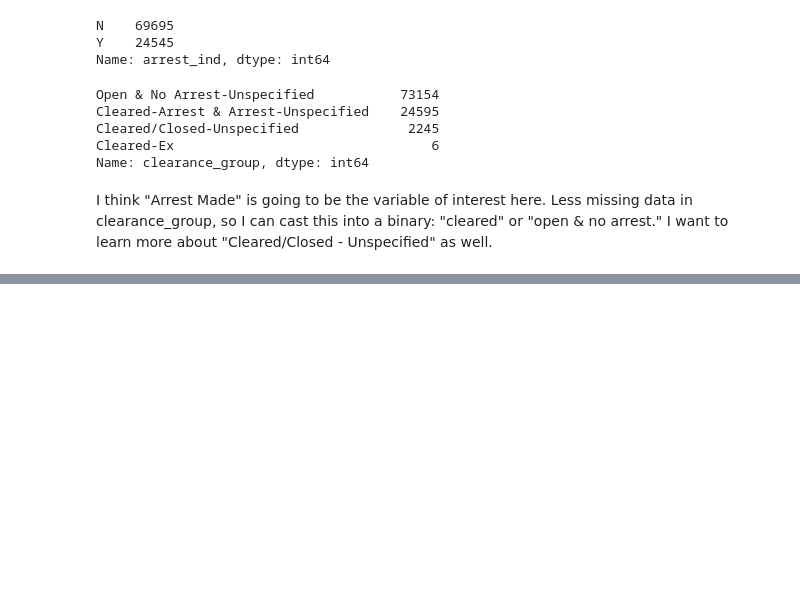
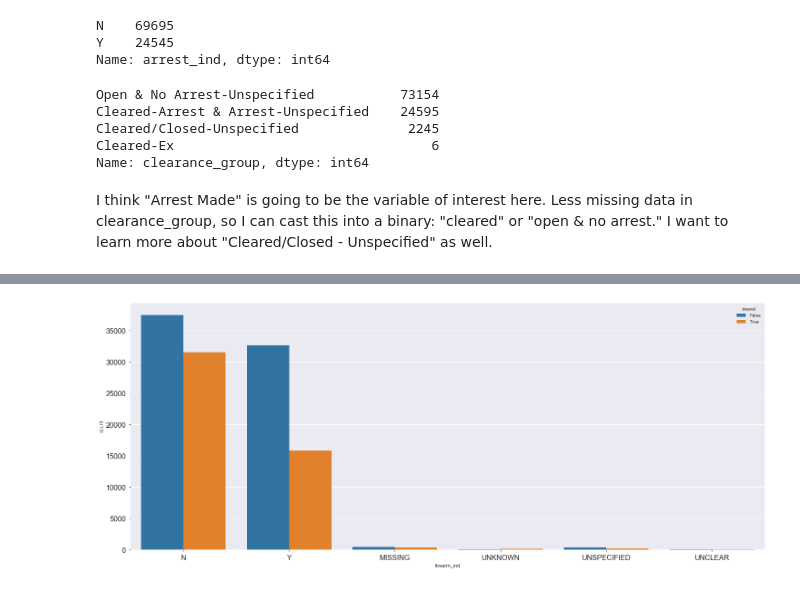
Before and after one commit to alexmjn/Predicting-Arrests, a Jupyter notebook: Crime_Data.ipynb, the cells around one changed output, grey strips where cells are left out. Cells and saved outputs as stored; diff of their text form; code cells hidden in the pictures; blank space fills up the shorter version.

```diff
--- a/Crime_Data.ipynb
+++ b/Crime_Data.ipynb
@@ -111,0 +184,4 @@ crime["occurred_time"] = pd.to_datetime(crime["occurr"])
+# %%
+graph_feature("firearm_ind")
+# %% [output]
+[figure, added]
```
Also changed, not shown: parts of 29 cells of this notebook.
